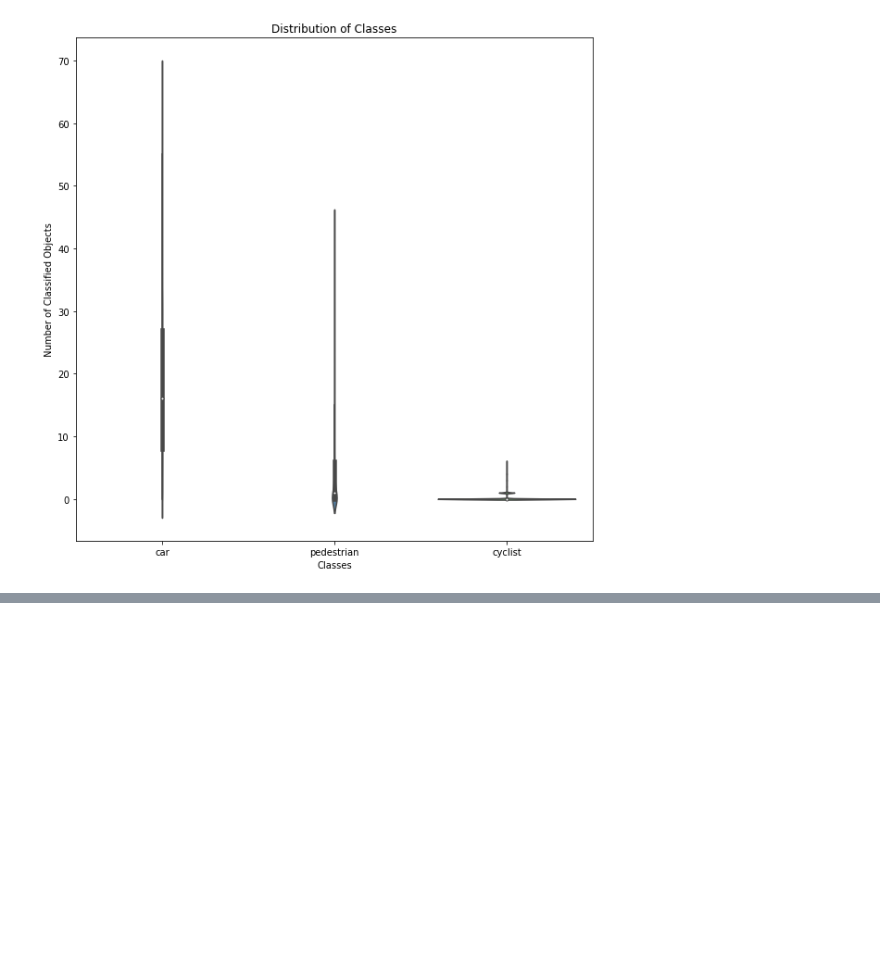
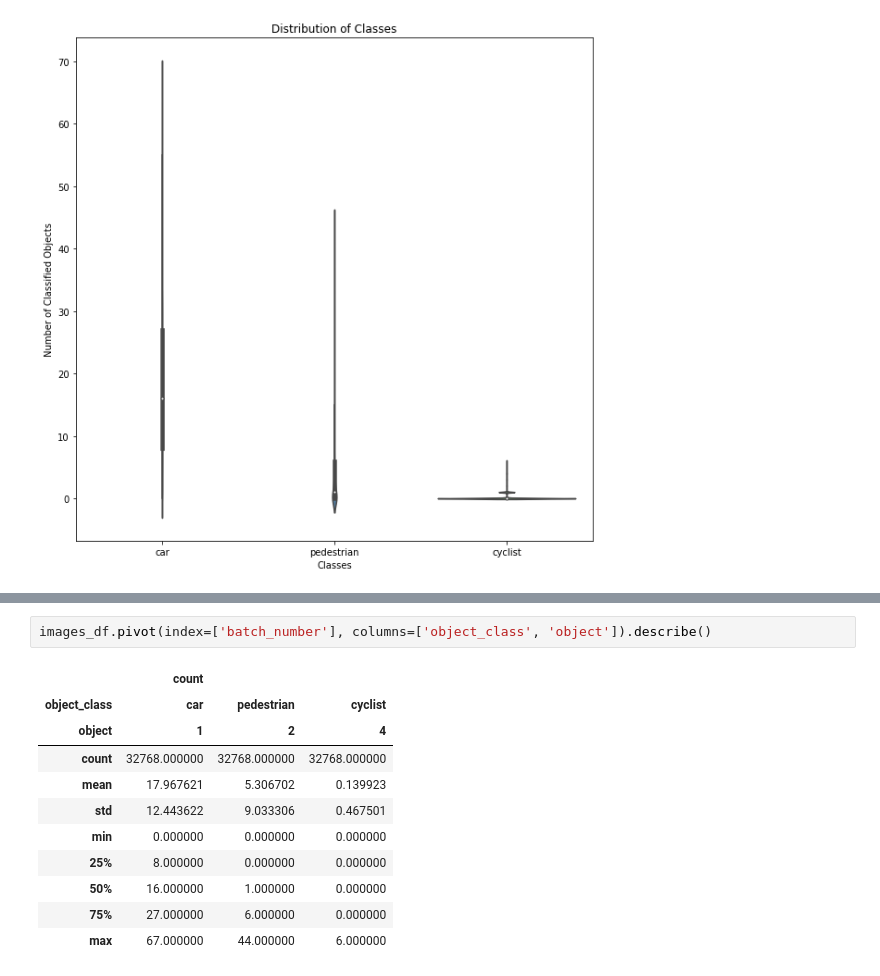
Before and after one commit to r3dlex/nd013-c1-vision-starter, a Jupyter notebook: Exploratory Data Analysis.ipynb, the cells around one changed output, grey strips where cells are left out. Cells and saved outputs as stored; diff of their text form; blank space fills up the shorter version.

```diff
--- a/Exploratory Data Analysis.ipynb
+++ b/Exploratory Data Analysis.ipynb
@@ -202,0 +203,14 @@ ax_cars.set(xlabel='Number of Objects from Class', ylabel='Count', title='Distri
+# %%
+images_df.pivot(index=['batch_number'], columns=['object_class', 'object']).describe()
+# %% [output]
+|  | count |  |  |
+| object_class | car | pedestrian | cyclist |
+| object | 1 | 2 | 4 |
+| count | 32768.000000 | 32768.000000 | 32768.000000 |
+| mean | 17.967621 | 5.306702 | 0.139923 |
+| std | 12.443622 | 9.033306 | 0.467501 |
+| min | 0.000000 | 0.000000 | 0.000000 |
+| 25% | 8.000000 | 0.000000 | 0.000000 |
+| 50% | 16.000000 | 1.000000 | 0.000000 |
+| 75% | 27.000000 | 6.000000 | 0.000000 |
+| max | 67.000000 | 44.000000 | 6.000000 |
```
Also changed, not shown: parts of 12 cells of this notebook, 39 other files.
